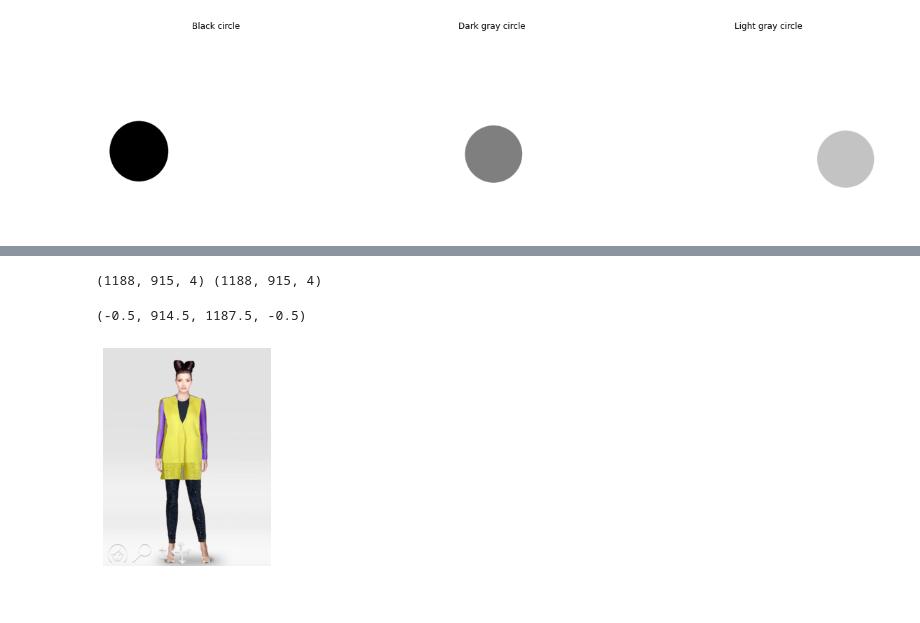
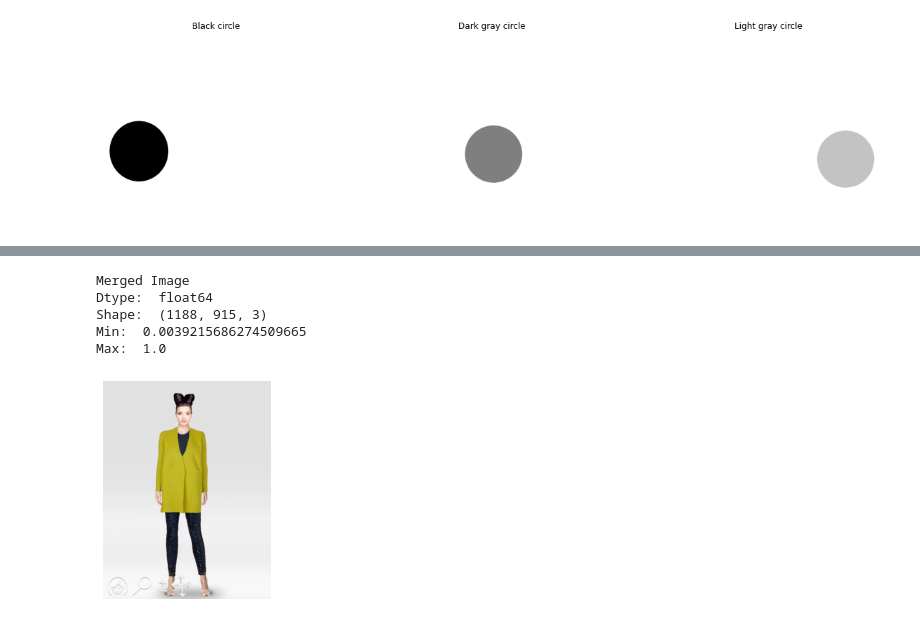
Before and after one commit to mariapepu/VA, a Jupyter notebook: p1/p1_2022_23.ipynb, the cells around one changed output, grey strips where cells are left out. Saved outputs shown, nothing was run; the diff lists cells and outputs as text; code cells hidden in the pictures.

```diff
--- a/p1/p1_2022_23.ipynb
+++ b/p1/p1_2022_23.ipynb
@@ -363,28 +436,36 @@ b) Given the images `images_notebook/coat.png` and `images_notebook/model.png` (
 # %%
 #Your solution
 '''
 1.pasar a rgba
 2.poner pixeles negros como tranparentes
 3.poner la capa de la chaquets con fondo alpha encima de la modelo
 4.unirlas i convertir a rgb
 '''
 
 from skimage.util import img_as_ubyte
 from skimage.util import img_as_uint
 from skimage.color import rgba2rgb
 coat = io.imread('images_notebook/coat.png')
 model = io.imread('images_notebook/model.png')
 
 rgb_model = rgba2rgb(model)
 rgb_coat = rgba2rgb(coat)
 
-print(coat.shape,model.shape)
 
-img3 = np.float64(coat + model)
+#is_not black= iarr>iarr.mean()
 
-plt.imshow(img3.astype('uint8'))
+model2=model.copy()
+model2[coat!=0]=255
+
+merged_img = rgba2rgb(model2+coat)
+
+plt.imshow(merged_img)
 plt.axis('off')
+print ("\nMerged Image", "\nDtype: ", merged_img.dtype, "\nShape: ", merged_img.shape, "\nMin: ", merged_img.min(), "\nMax: ", merged_img.max())
 # %% [output]
-(1188, 915, 4) (1188, 915, 4)
+Merged Image
+Dtype:  float64
+Shape:  (1188, 915, 3)
+Min:  0.0039215686274509665
+Max:  1.0
-(-0.5, 914.5, 1187.5, -0.5)
-[figure, old version]
+[figure, new version]
```
Also changed, not shown: parts of 14 cells of this notebook.
